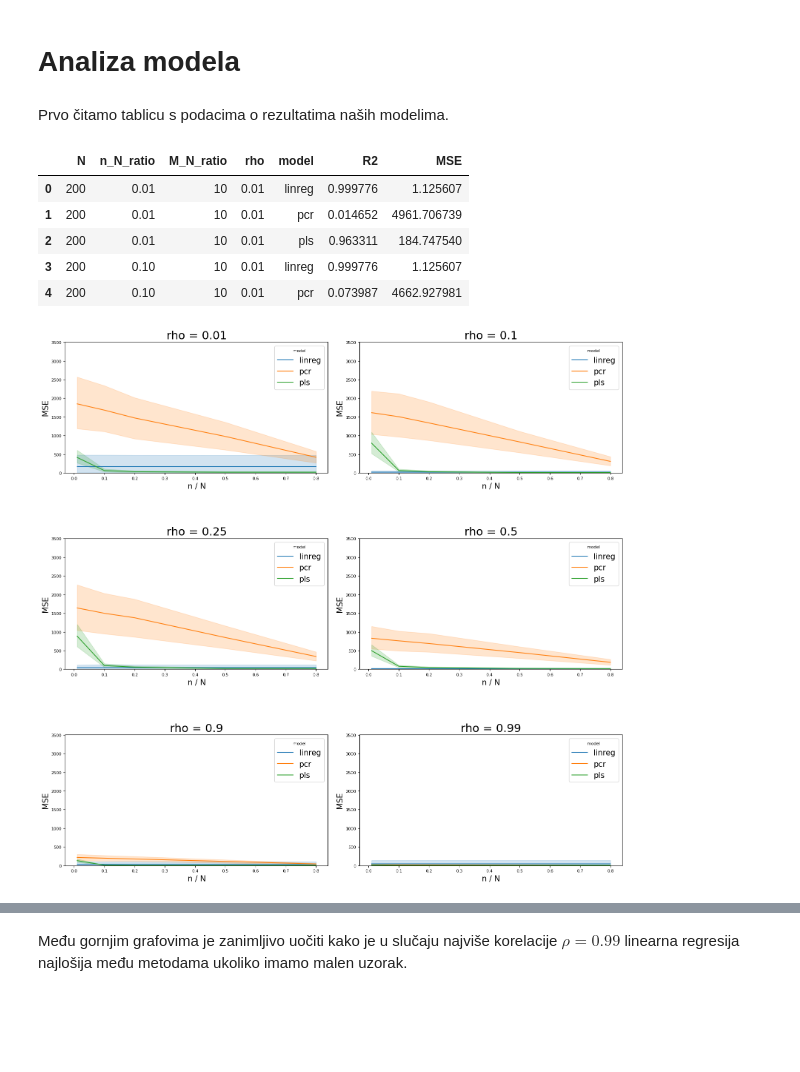
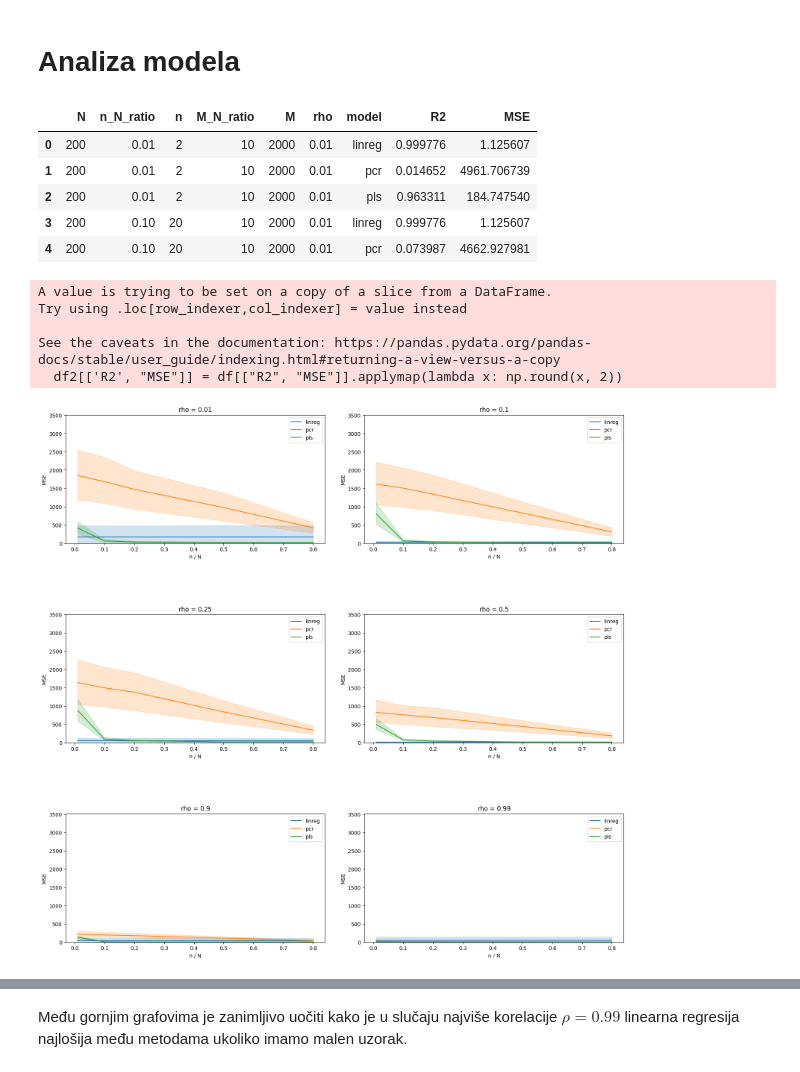
Before and after one commit to ninjas77/PLS, a Jupyter notebook: experiment_analysis.ipynb, the cells around one changed output, grey strips where cells are left out. Cells and saved outputs as stored; diff of their text form; code cells hidden in the pictures; blank space fills up the shorter version.

```diff
--- a/experiment_analysis.ipynb
+++ b/experiment_analysis.ipynb
@@ -3,22 +20,5 @@
 # %%
-import pandas as pd
-from sklearn.model_selection import train_test_split
-from tqdm import tqdm
-import seaborn as sns
-import matplotlib
-from matplotlib import pyplot as plt
-from itertools import product
-import numpy as np
-from src.EModel import EModel
-from src.EDistribution import EDistribution
-from src.get_xy_sample import get_xy_sample
-from src.config import RNG, RANDOM_STATE, GLOBAL_PATH_TO_REPO
-from src.train_and_evaluate_all_models import train_and_evaluate_all_models
-from src.EDistribution import EDistribution
-
-import matplotlib.pyplot as plt
-
-SMALL_SIZE = 8
+SMALL_SIZE = 10
 MEDIUM_SIZE = 15
 BIGGER_SIZE = 22
 
@@ -32,20 +32,14 @@ plt.rc('figure', titlesize=BIGGER_SIZE)  # fontsize of the figure title
 # %%
 distribution_type = EDistribution.normal
 # csv_name = distribution_type
-csv_name = "proba"
+csv_name = "proba2"
+csv_path = f"{GLOBAL_PATH_TO_REPO}/data/{csv_name}.csv"
+df = pd.read_csv(csv_path)
+df.head()
+# %% [output]
+|  | N | n_N_ratio | n | M_N_ratio | M | rho | model | R2 | MSE |
+| 0 | 200 | 0.01 | 2 | 10 | 2000 | 0.01 | linreg | 0.999776 | 1.125607 |
+| 1 | 200 | 0.01 | 2 | 10 | 2000 | 0.01 | pcr | 0.014652 | 4961.706739 |
+| 2 | 200 | 0.01 | 2 | 10 | 2000 | 0.01 | pls | 0.963311 | 184.747540 |
+| 3 | 200 | 0.10 | 20 | 10 | 2000 | 0.01 | linreg | 0.999776 | 1.125607 |
+| 4 | 200 | 0.10 | 20 | 10 | 2000 | 0.01 | pcr | 0.073987 | 4662.927981 |
-# %% [markdown]
-Prvo čitamo tablicu s podacima o rezultatima naših modelima.
-# %%
-distribution_type = EDistribution.normal
-# csv_name = distribution_type
-csv_name = "proba"
-csv_path = f"{GLOBAL_PATH_TO_REPO}/data/{csv_name}.csv"
-df = pd.read_csv(csv_path)
-df.head()
-# %% [output]
-|  | N | n_N_ratio | M_N_ratio | rho | model | R2 | MSE |
-| 0 | 200 | 0.01 | 10 | 0.01 | linreg | 0.999776 | 1.125607 |
-| 1 | 200 | 0.01 | 10 | 0.01 | pcr | 0.014652 | 4961.706739 |
-| 2 | 200 | 0.01 | 10 | 0.01 | pls | 0.963311 | 184.747540 |
-| 3 | 200 | 0.10 | 10 | 0.01 | linreg | 0.999776 | 1.125607 |
-| 4 | 200 | 0.10 | 10 | 0.01 | pcr | 0.073987 | 4662.927981 |
@@ -53,0 +48,8 @@ MSE_max = df.MSE.max()
+# %%
+df2[['R2', "MSE"]] = df[["R2", "MSE"]].applymap(lambda x: np.round(x, 2))
+# %% [output]
+A value is trying to be set on a copy of a slice from a DataFrame.
+Try using .loc[row_indexer,col_indexer] = value instead
+
+See the caveats in the documentation: https://pandas.pydata.org/pandas-docs/stable/user_guide/indexing.html#returning-a-view-versus-a-copy
+  df2[['R2', "MSE"]] = df[["R2", "MSE"]].applymap(lambda x: np.round(x, 2))
@@ -54,19 +58,22 @@ MSE_max = df.MSE.max()
 # %%
+MSE_max = df.MSE.max()
+
 plt.figure(figsize=(16, 20))
 
 plt_y = 2
 plt_x = df.rho.nunique() // plt_y + 1
 
 for idx, rho in enumerate(df.rho.unique()):
     df_rho = df[(df.rho == rho)]
     plt.subplot(plt_x, plt_y, idx+1)
-    plt.tight_layout(h_pad=9, w_pad=2)
-    sns.lineplot(x='n_N_ratio', y='MSE', hue='model', data=df_rho)
+    plt.tight_layout(h_pad=9, w_pad=3)
+    g = sns.lineplot(x='n_N_ratio', y='MSE', hue='model', data=df_rho)
+    g.legend_.set_title(None)
     plt.title(f"rho = {rho}")
     plt.ylim(0.0, MSE_max*0.7)
     plt.xlabel('n / N')
 # %% [output]
-[figure, old version]
+[figure, new version]
 # %%
 plt.figure(figsize=(17, 20))
 
```
Also changed, not shown: parts of 9 cells of this notebook, 13 other files.
